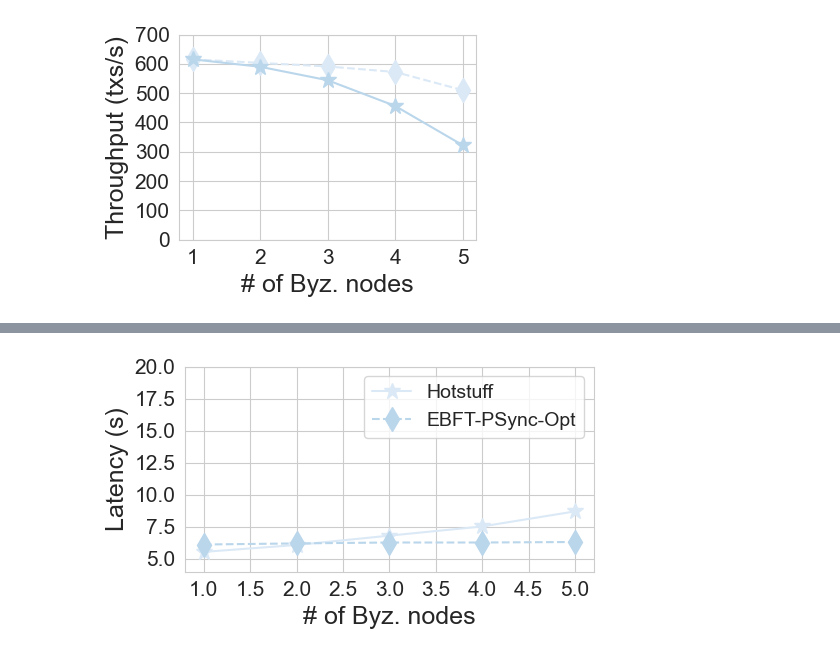
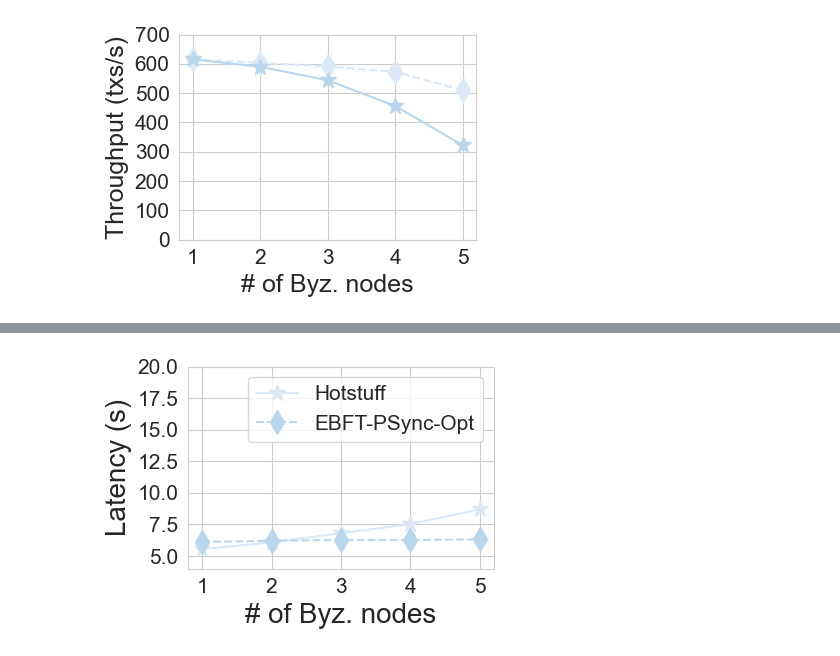
Before and after one commit to SebastianElvis/ebft, a Jupyter notebook: evaluation/analysis.ipynb, the cells around one changed output, grey strips where cells are left out. Saved outputs shown, nothing was run; the diff lists cells and outputs as text; code cells hidden in the pictures.

```diff
--- a/evaluation/analysis.ipynb
+++ b/evaluation/analysis.ipynb
@@ -699,28 +699,28 @@ plot_f_latency_vs_hs_fork()
 # %%
 def plot_f_latency_vs_hs_silence():
-    plt.figure(figsize=(5, 3))
+    plt.figure(figsize=(4, 3))
 
     fs = [1,2,3,4,5]
 
     hs_data = [get_bamboo_exp_data('hotstuff', 16, f, 'silence', 400) for f in fs]
     hs_df = pd.DataFrame(hs_data)
     plt.plot(fs, hs_df['latency']/1000, '-*', label='Hotstuff', markersize=12)
 
     ebft_data = [get_bamboo_exp_data('lbft', 16, f, 'silence', 400) for f in fs]
     ebft_df = pd.DataFrame(ebft_data)
     plt.plot(fs, ebft_df['latency']/1000, '--d', label='EBFT-PSync-Opt', markersize=12)
 
     plt.xticks(fontsize=15)
     plt.yticks(fontsize=15)
-    plt.xlabel('# of Byz. nodes', fontsize=18)
-    plt.ylabel('Latency (s)', fontsize=18)
+    plt.xlabel('# of Byz. nodes', fontsize=20)
+    plt.ylabel('Latency (s)', fontsize=20)
     plt.ylim([4, 20])
 
-    plt.legend(fontsize=14, ncol=1)
+    plt.legend(fontsize=15, ncol=1)
     plt.tight_layout()
     plt.savefig(PAPER_FIG_PATH / 'plot-f-latency-vs-hs-silence.pdf')
     plt.show()
 
 plot_f_latency_vs_hs_silence()
 # %% [output]
-[figure, old version]
+[figure, new version]
```
Also changed, not shown: parts of 1 cell of this notebook.
